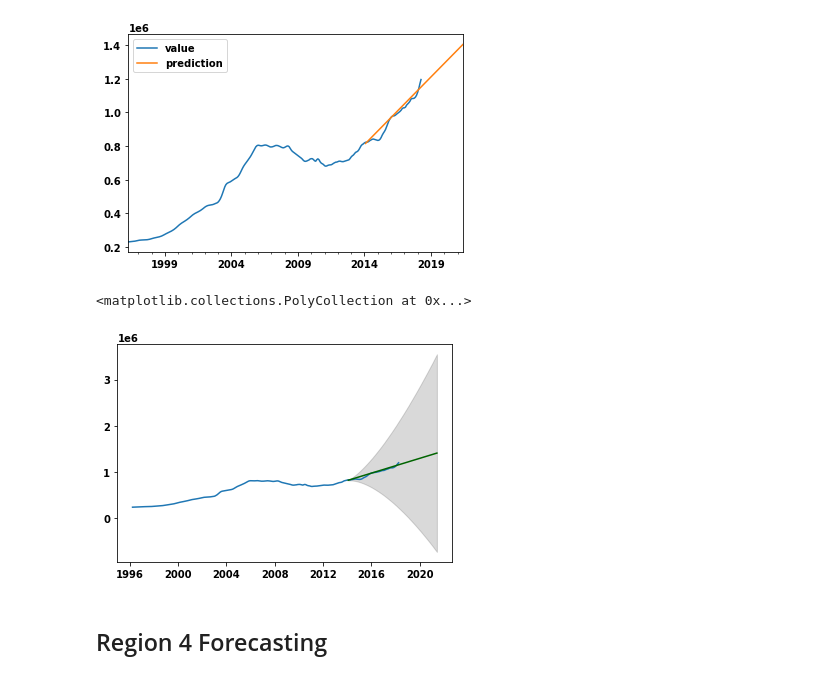
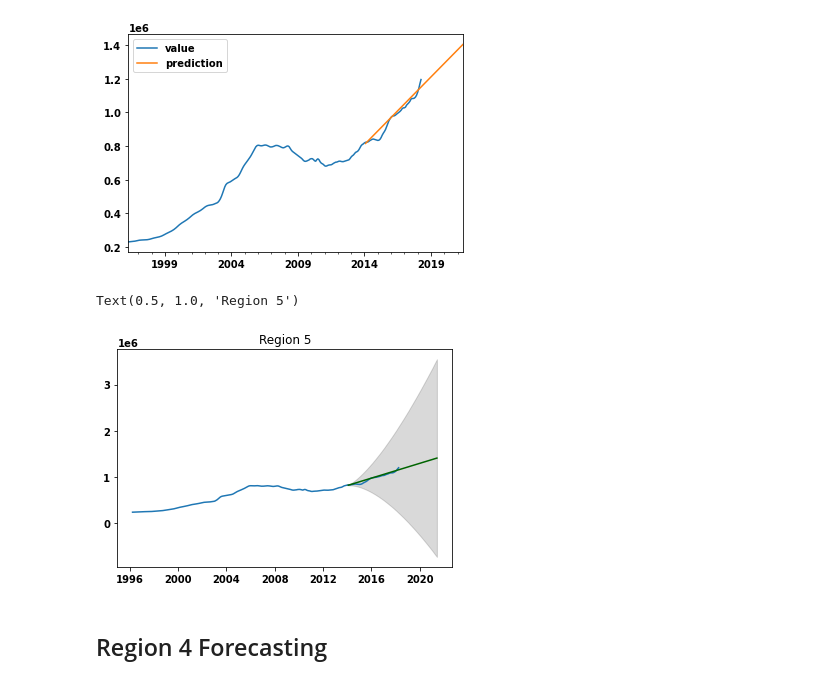
Before and after one commit to yehcolum/ZillowTimeSeries, a Jupyter notebook: time-series/Zillow Data Time Series Analysis.ipynb, the cells around one changed output. Saved outputs shown, nothing was run; the diff lists cells and outputs as text; code cells hidden in the pictures.

```diff
--- a/time-series/Zillow Data Time Series Analysis.ipynb
+++ b/time-series/Zillow Data Time Series Analysis.ipynb
@@ -150,11 +123 @@ top5
-# %%
-import matplotlib.pyplot as plt
-
-font = {'family' : 'normal',
-        'weight' : 'bold',
-        'size'   : 22}
-
-plt.rc('font', **font)
-
-# NOTE: if you visualizations are too cluttered to read, try calling 'plt.gcf().autofmt_xdate()'!
 # %% [markdown]
@@ -1190,18 +912,21 @@ pd.concat([melted_r5['value'], r5_future_forecastdf], axis=1).plot()
 <AxesSubplot:>
 [figure]
 # %%
-lower = pd.Series(r5_future_forecast[1][:,0], index=r5_forecast_range)
-upper = pd.Series(r5_future_forecast[1][:,1], index=r5_forecast_range)
+#define confidence intervals
+lower_r5 = pd.Series(r5_future_forecast[1][:,0], index=r5_forecast_range)
+upper_r5 = pd.Series(r5_future_forecast[1][:,1], index=r5_forecast_range)
 # %%
+#visualize forecasts with confidence intervals
 plt.plot(melted_r5['value'])
 plt.plot(r5_future_forecastdf, color='darkgreen')
 plt.fill_between(r5_forecast_range,
-                lower,
-                upper,
+                lower_r5,
+                upper_r5,
                 color='k', alpha=.15)
+plt.title('Region 5')
 # %% [output]
-<matplotlib.collections.PolyCollection at 0x...>
+Text(0.5, 1.0, 'Region 5')
-[figure, old version]
+[figure, new version]
 # %% [markdown]
 ## Region 4 Forecasting
 # %%
```
Also changed, not shown: parts of 115 cells of this notebook.
